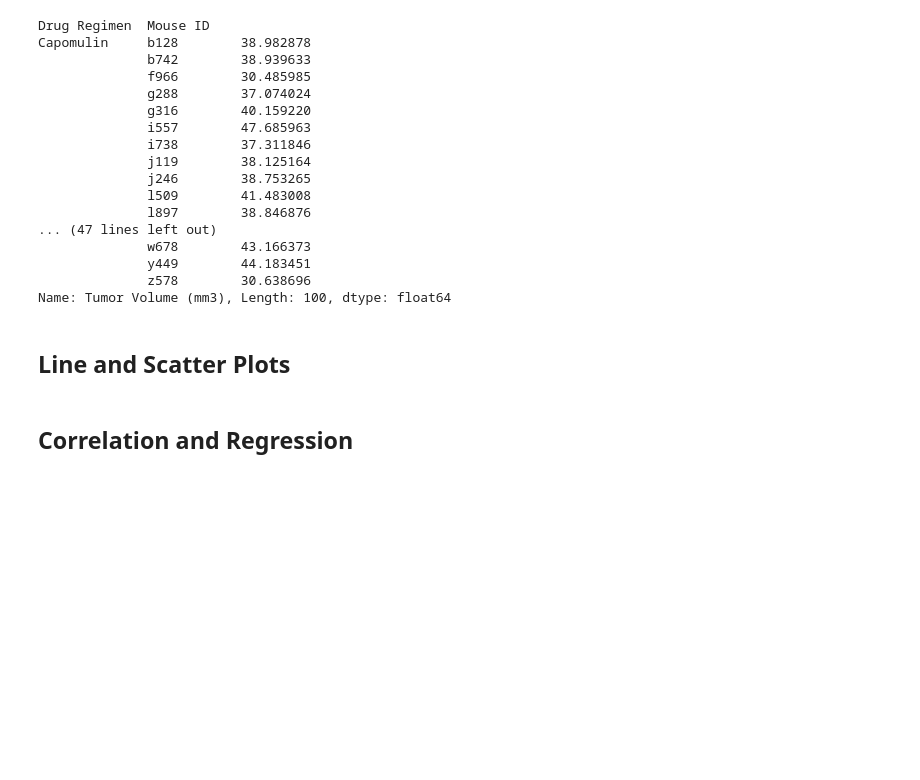
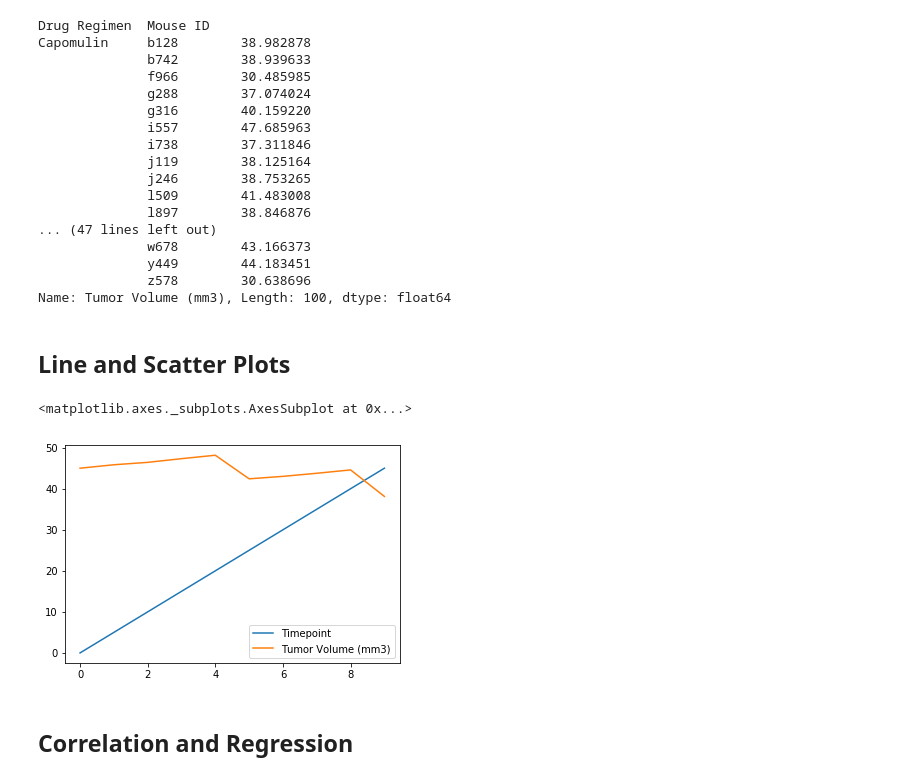
Before and after one commit to A-vital/Pymaceuticals, a Jupyter notebook: Pymaceuticals/Pymaceuticals.ipynb, the cells around one changed output. Saved outputs shown, nothing was run; the diff lists cells and outputs as text; code cells hidden in the pictures; blank space fills up the shorter version.

Commit message:
matplotlib

```diff
--- a/Pymaceuticals/Pymaceuticals.ipynb
+++ b/Pymaceuticals/Pymaceuticals.ipynb
@@ -268,18 +280,22 @@ plt.show()
 # %%
 # Generate a line plot of tumor volume vs. time point for a mouse treated with Capomulin
 tumor_v_t = merged[merged["Mouse ID"].isin(["j119"])]
 tumor_v_t
 
-time_vs_tumer_data = time_vs_tumer[["Mouse ID", "Timepoint", "Tumor Volume (mm3)"]]
-time_vs_tumer_data
+time_v_t_data = tumor_v_t[["Mouse ID", "Timepoint", "Tumor Volume (mm3)"]]
+time_v_t_data
 
-line_plot_df = time_vs_tumer_data.reset_index()
+line_plot_df = time_v_t_data.reset_index()
 line_plot_df
 
 line_plot_final = line_plot_df[["Mouse ID", "Timepoint", "Tumor Volume (mm3)"]]
 line_plot_final
 
 lines = line_plot_final.plot.line()
+lines
+# %% [output]
+<matplotlib.axes._subplots.AxesSubplot at 0x...>
+[figure, added]
 # %%
 # Generate a scatter plot of average tumor volume vs. mouse weight for the Capomulin regimen
 # %% [markdown]
```
Also changed, not shown: parts of 3 cells of this notebook.
